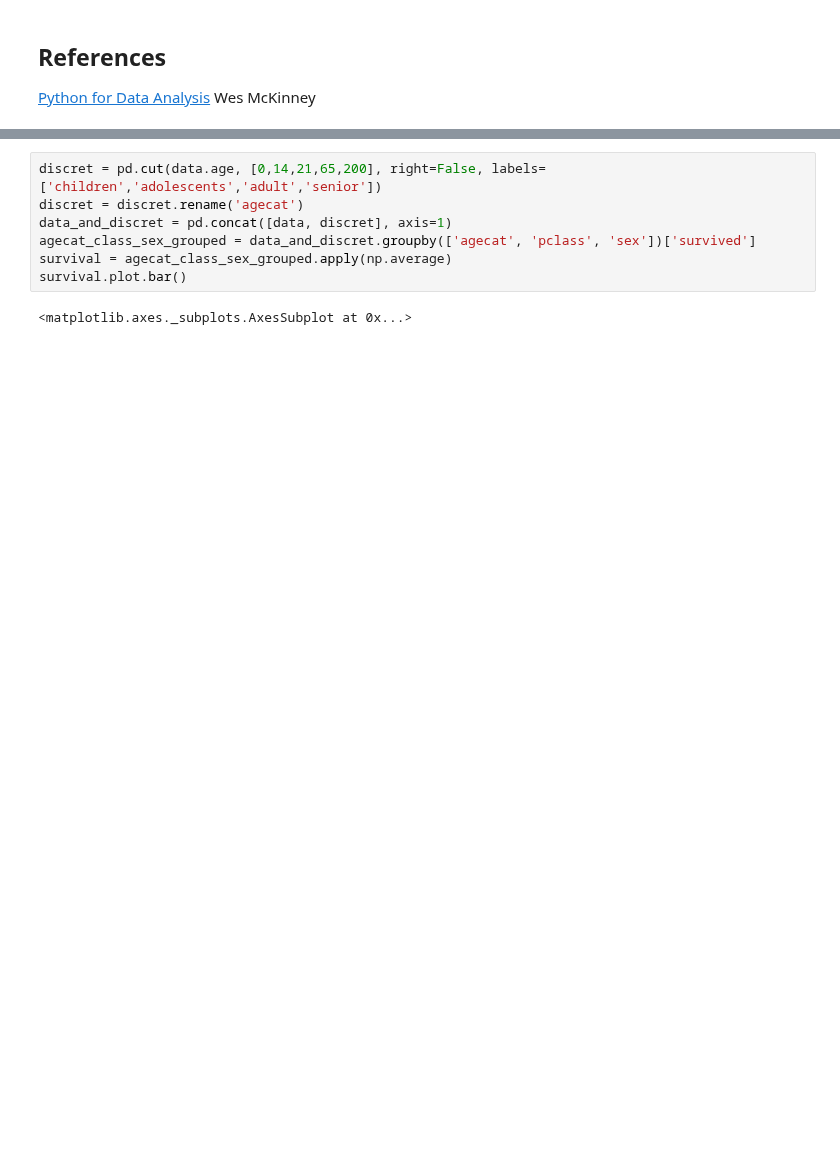
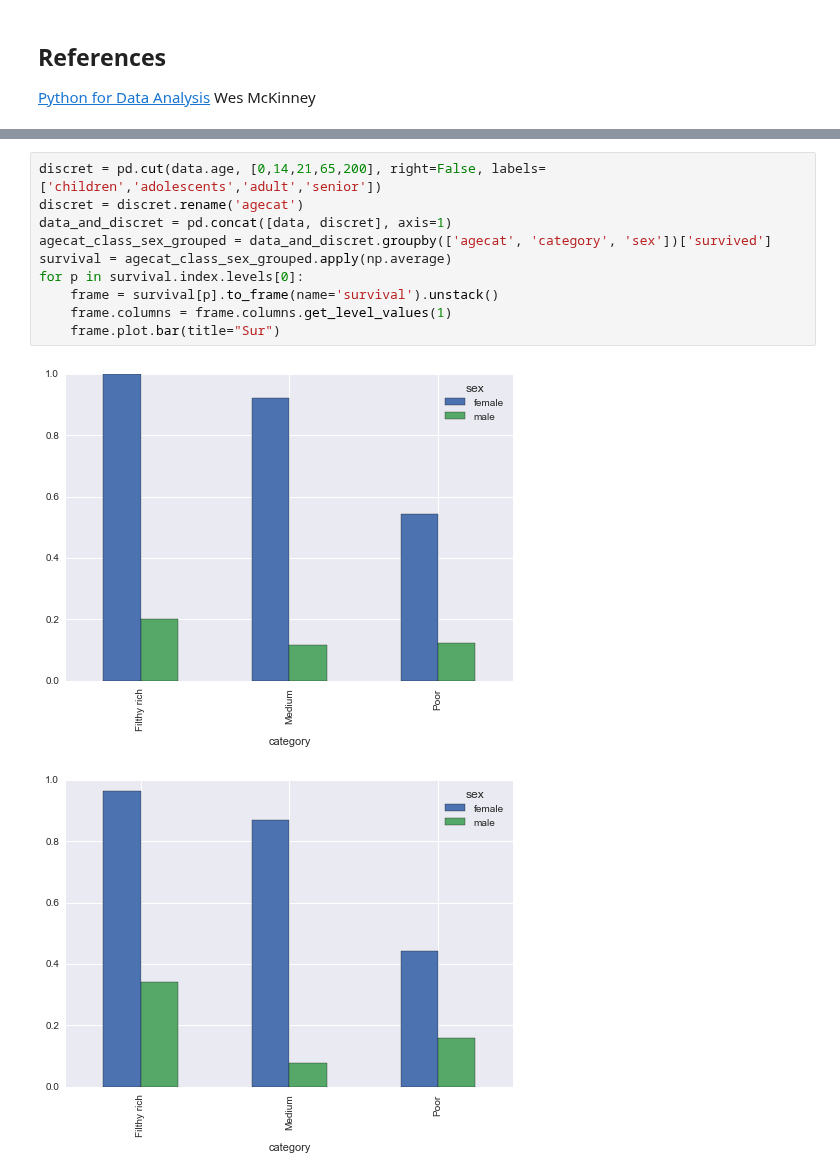
Before and after one commit to semplea/adaepfl-hw, a Jupyter notebook: 01 - Pandas and Data Wrangling/Data Wrangling with Pandas.ipynb, the cells around one changed output, grey strips where cells are left out. Drawn from its saved outputs; the diff is of its cells as text; blank space fills up the shorter version.

```diff
--- a/01 - Pandas and Data Wrangling/Data Wrangling with Pandas.ipynb
+++ b/01 - Pandas and Data Wrangling/Data Wrangling with Pandas.ipynb
@@ -1694,9 +1689,13 @@ survival.plot.bar()
 # %%
 discret = pd.cut(data.age, [0,14,21,65,200], right=False, labels=['children','adolescents','adult','senior'])
 discret = discret.rename('agecat')
 data_and_discret = pd.concat([data, discret], axis=1)
-agecat_class_sex_grouped = data_and_discret.groupby(['agecat', 'pclass', 'sex'])['survived']
+agecat_class_sex_grouped = data_and_discret.groupby(['agecat', 'category', 'sex'])['survived']
 survival = agecat_class_sex_grouped.apply(np.average)
-survival.plot.bar()
+for p in survival.index.levels[0]:
+    frame = survival[p].to_frame(name='survival').unstack()
+    frame.columns = frame.columns.get_level_values(1)
+    frame.plot.bar(title="Sur")
 # %% [output]
-<matplotlib.axes._subplots.AxesSubplot at 0x...>
+[figure, added]
+[figure, added]
```
Also changed, not shown: parts of 4 cells of this notebook.
